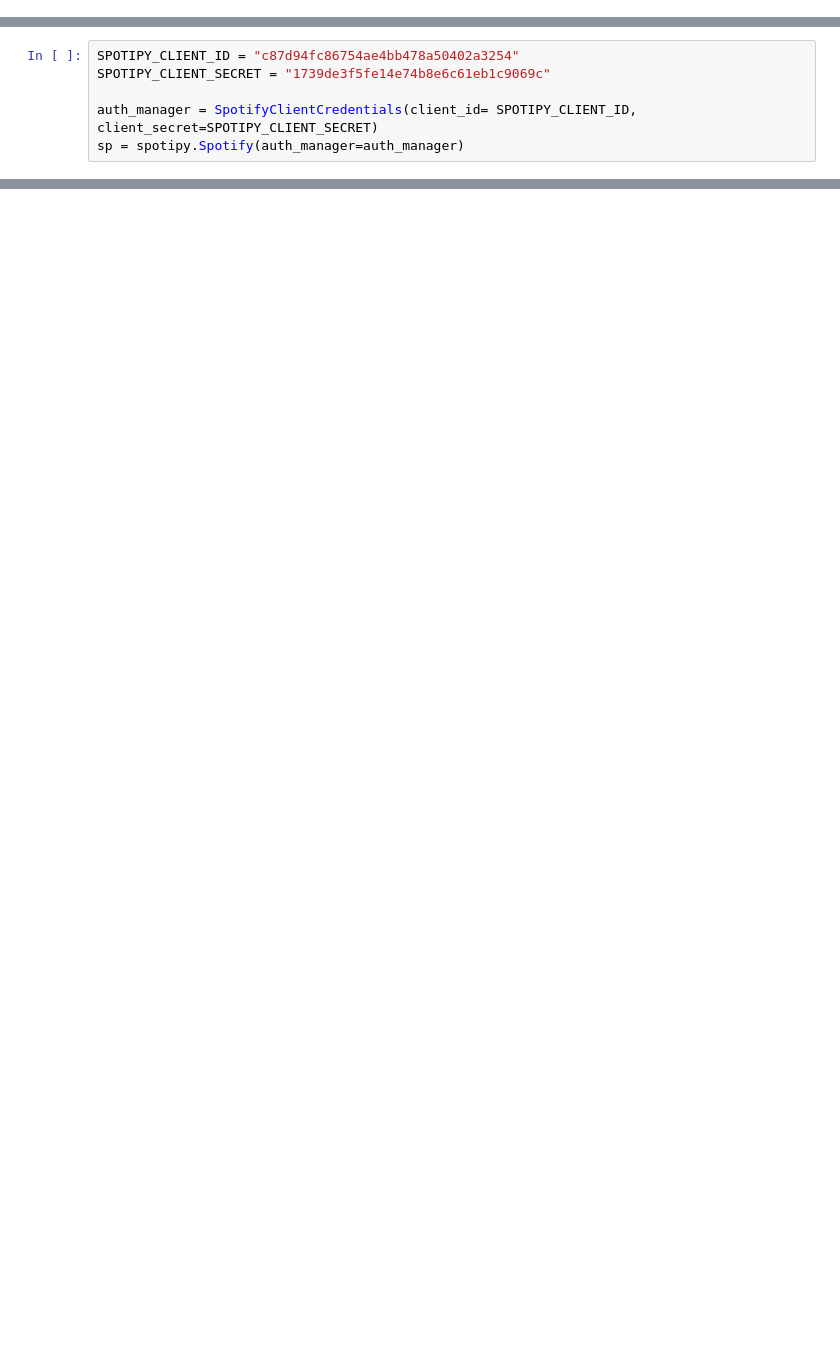
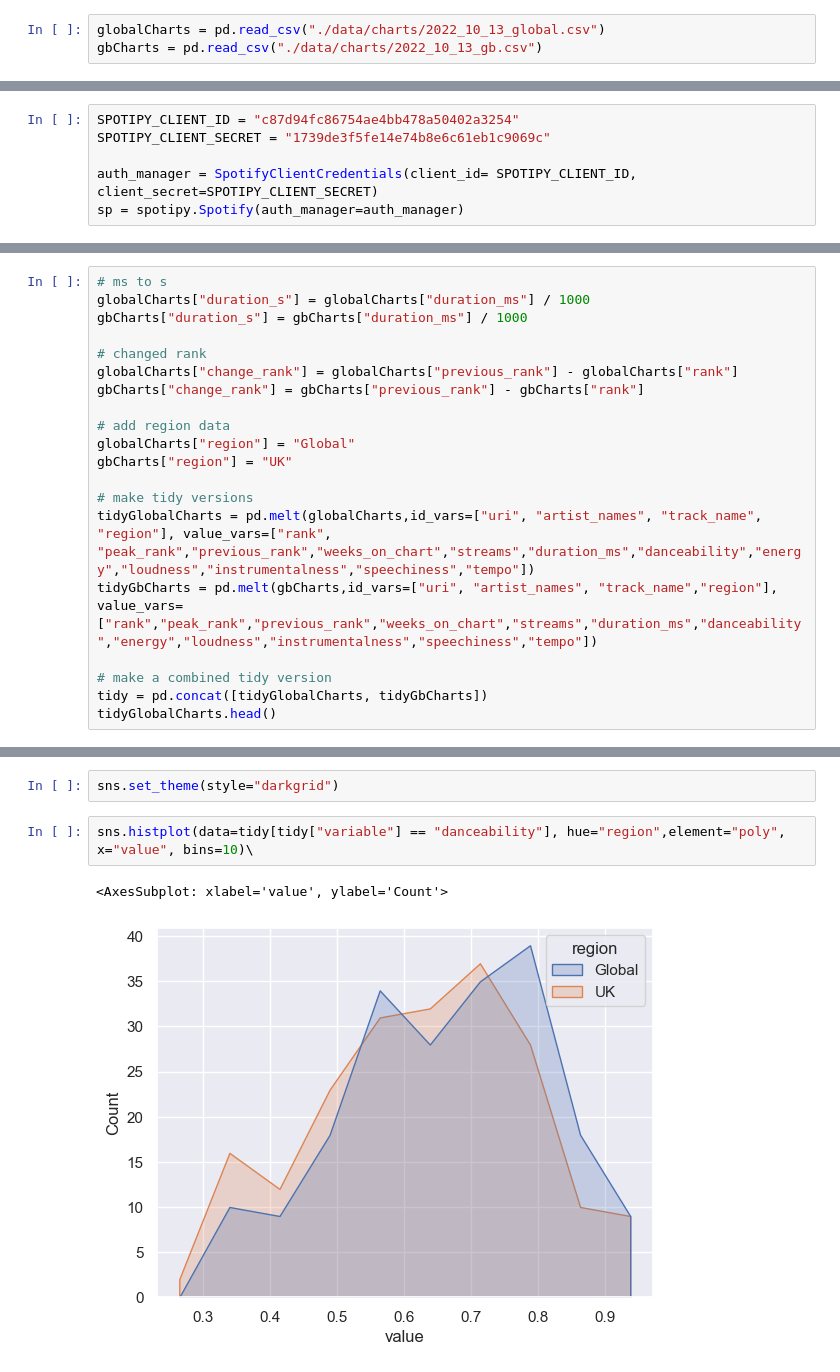
Before and after one commit to aeroniemi/sdpa-coursework, a Jupyter notebook: dataAnalytics/index.ipynb, the cells around one changed output, grey strips where cells are left out. Saved outputs shown, nothing was run; the diff lists cells and outputs as text; blank space fills up the shorter version.

```diff
--- a/dataAnalytics/index.ipynb
+++ b/dataAnalytics/index.ipynb
@@ -72,0 +23,3 @@ Now, let's initialise spotipy
+# %%
+globalCharts = pd.read_csv("./data/charts/2022_10_13_global.csv")
+gbCharts = pd.read_csv("./data/charts/2022_10_13_gb.csv")
@@ -162,0 +157,20 @@ with open('data/output/unique_with_details.json', 'w', encoding='utf-8') as file
+# %%
+# ms to s
+globalCharts["duration_s"] = globalCharts["duration_ms"] / 1000
+gbCharts["duration_s"] = gbCharts["duration_ms"] / 1000
+
+# changed rank
+globalCharts["change_rank"] = globalCharts["previous_rank"] - globalCharts["rank"]
+gbCharts["change_rank"] = gbCharts["previous_rank"] - gbCharts["rank"]
+
+# add region data
+globalCharts["region"] = "Global"
+gbCharts["region"] = "UK"
+
+# make tidy versions
+tidyGlobalCharts = pd.melt(globalCharts,id_vars=["uri", "artist_names", "track_name", "region"], value_vars=["rank", "peak_rank","previous_rank","weeks_on_chart","streams","duration_ms","danceability","energy","loudness","instrumentalness","speechiness","tempo"])
+tidyGbCharts = pd.melt(gbCharts,id_vars=["uri", "artist_names", "track_name","region"], value_vars=["rank","peak_rank","previous_rank","weeks_on_chart","streams","duration_ms","danceability","energy","loudness","instrumentalness","speechiness","tempo"])
+
+# make a combined tidy version
+tidy = pd.concat([tidyGlobalCharts, tidyGbCharts])
+tidyGlobalCharts.head()
@@ -162,0 +216,7 @@ with open('data/output/unique_with_details.json', 'w', encoding='utf-8') as file
+# %%
+sns.set_theme(style="darkgrid")
+# %%
+sns.histplot(data=tidy[tidy["variable"] == "danceability"], hue="region",element="poly", x="value", bins=10)\
+# %% [output]
+<AxesSubplot: xlabel='value', ylabel='Count'>
+[figure, added]
```
Also changed, not shown: parts of 71 cells of this notebook, 10 other files.
